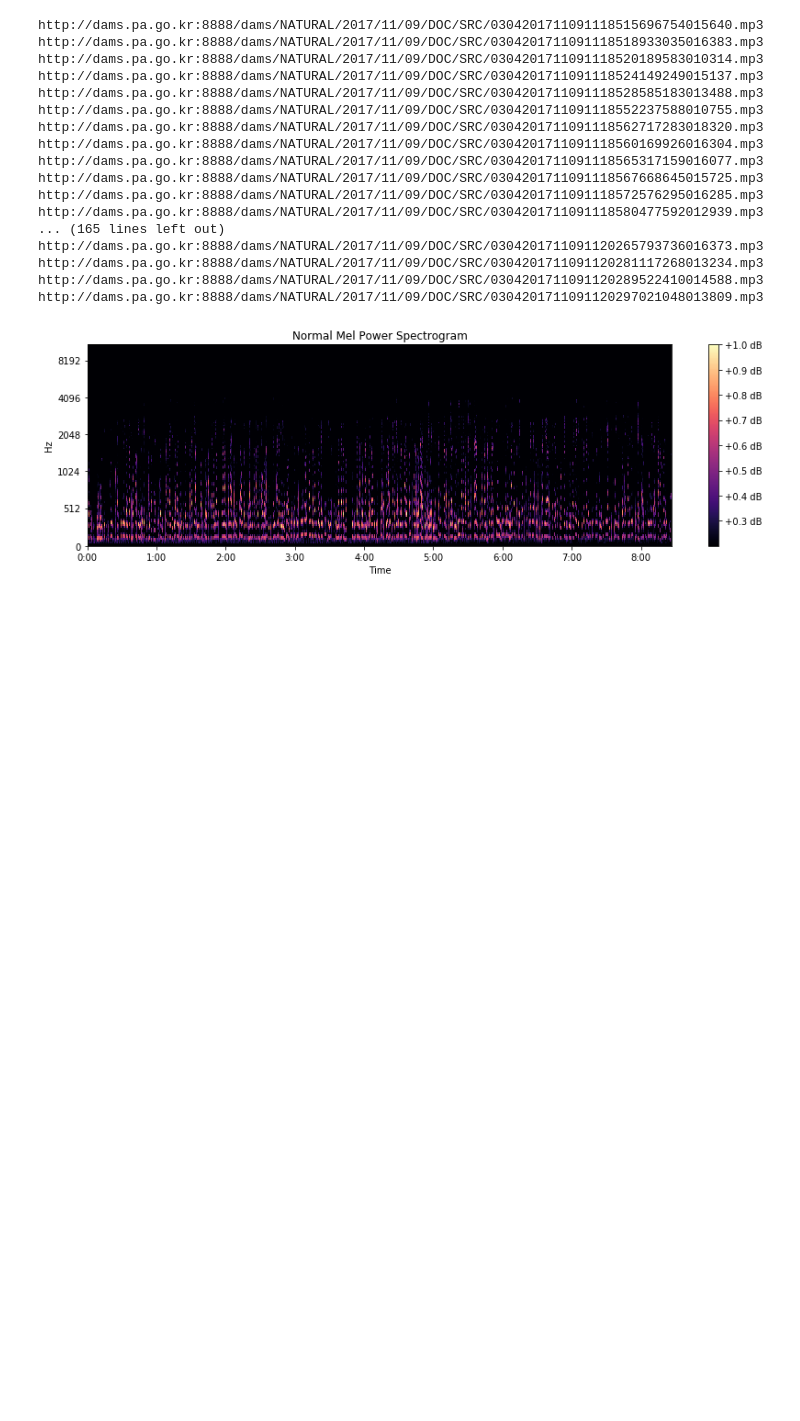
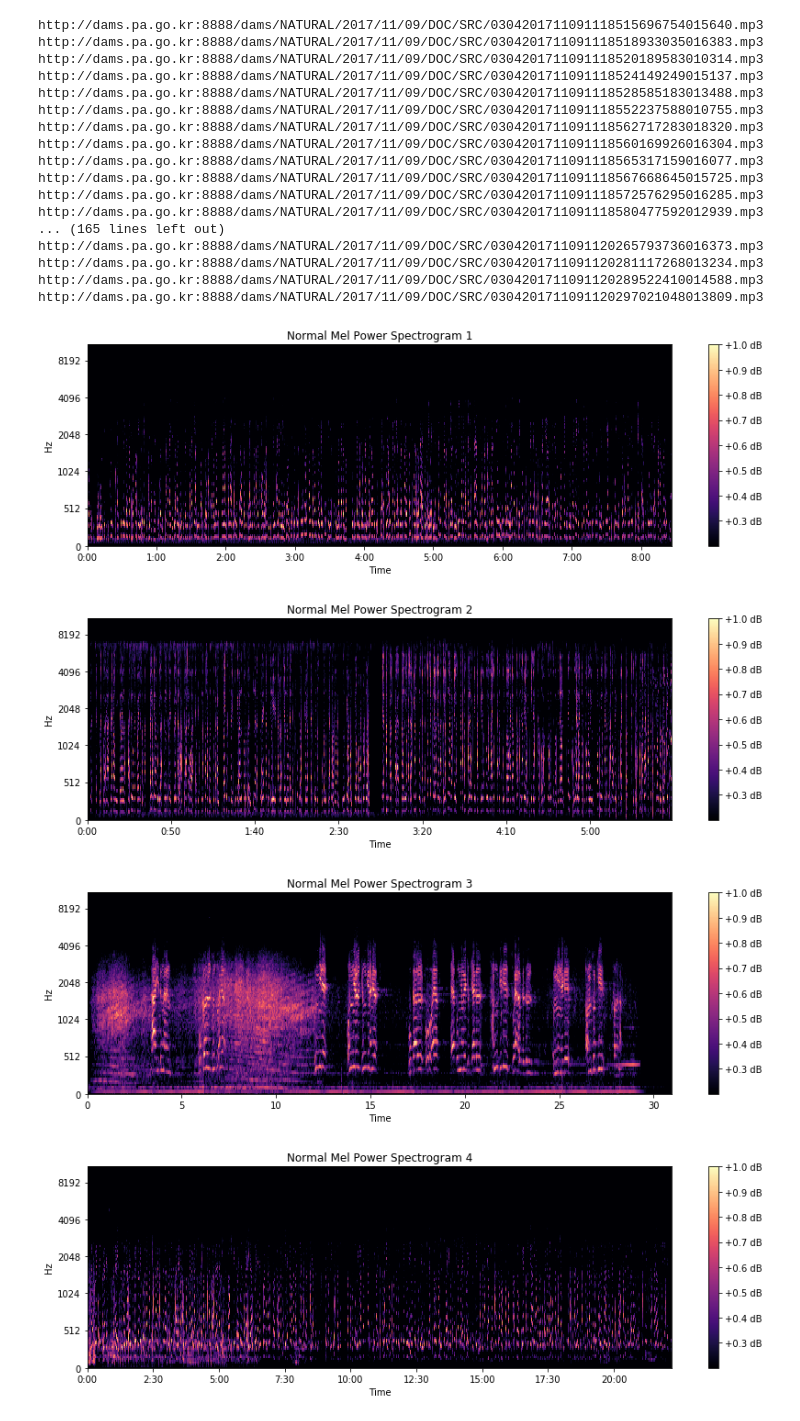
Before and after one commit to HW-120/-Classification_voices_past_presidents, a Jupyter notebook: Classification_voices_past_presidents.ipynb.ipynb, the cells around one changed output. Saved outputs shown, nothing was run; the diff lists cells and outputs as text; code cells hidden in the pictures; blank space fills up the shorter version.

```diff
--- a/Classification_voices_past_presidents.ipynb.ipynb
+++ b/Classification_voices_past_presidents.ipynb.ipynb
@@ -91,30 +91,36 @@ for total_count in range(len(speech_data)):
 # %%
 # 음성 파일들의 MFCC로 나타내기
 %matplotlib inline
 def _normalize(S):
     return np.clip((S - min_level_db) / -min_level_db, 0, 1)
 
 presidents_count = 1
 for total_count in range(len(speech_data)) :
     audio_path = top_dir + '\\' + president_name[total_count] + '\\' + president_name[total_count] + str(presidents_count) + '.wav'
     y, sr = librosa.load(audio_path)
     IPython.display.Audio(data=y, rate = sr)
 
     # MFCC를 그래프로 구현
     S = librosa.feature.melspectrogram(y, sr=sr, n_mels=128)
     log_S = librosa.amplitude_to_db(S, ref=np.max)
 
     min_level_db = -100
     norm_S = _normalize(log_S)
     plt.figure(figsize=(12, 4))
     librosa.display.specshow(norm_S, sr=sr, x_axis='time', y_axis='mel')
-    plt.title('Normal Mel Power Spectrogram')
+    plt.title('Normal Mel Power Spectrogram ' + str(presidents_count))
     plt.colorbar(format='%+0.1f dB')
     plt.tight_layout()
     plt.show()
     presidents_count += 1
+    if total_count < len(president_name) - 1 :
+        if president_name[total_count] != president_name[total_count + 1] :
+            presidents_count = 1
 
 # 데이터 정제 완료
 # 이후로 잡음 제거를 시도할 예정
 # %% [output]
 [figure]
+[figure, added]
+[figure, added]
+[figure, added]
```
Also changed, not shown: parts of 1 cell of this notebook.
